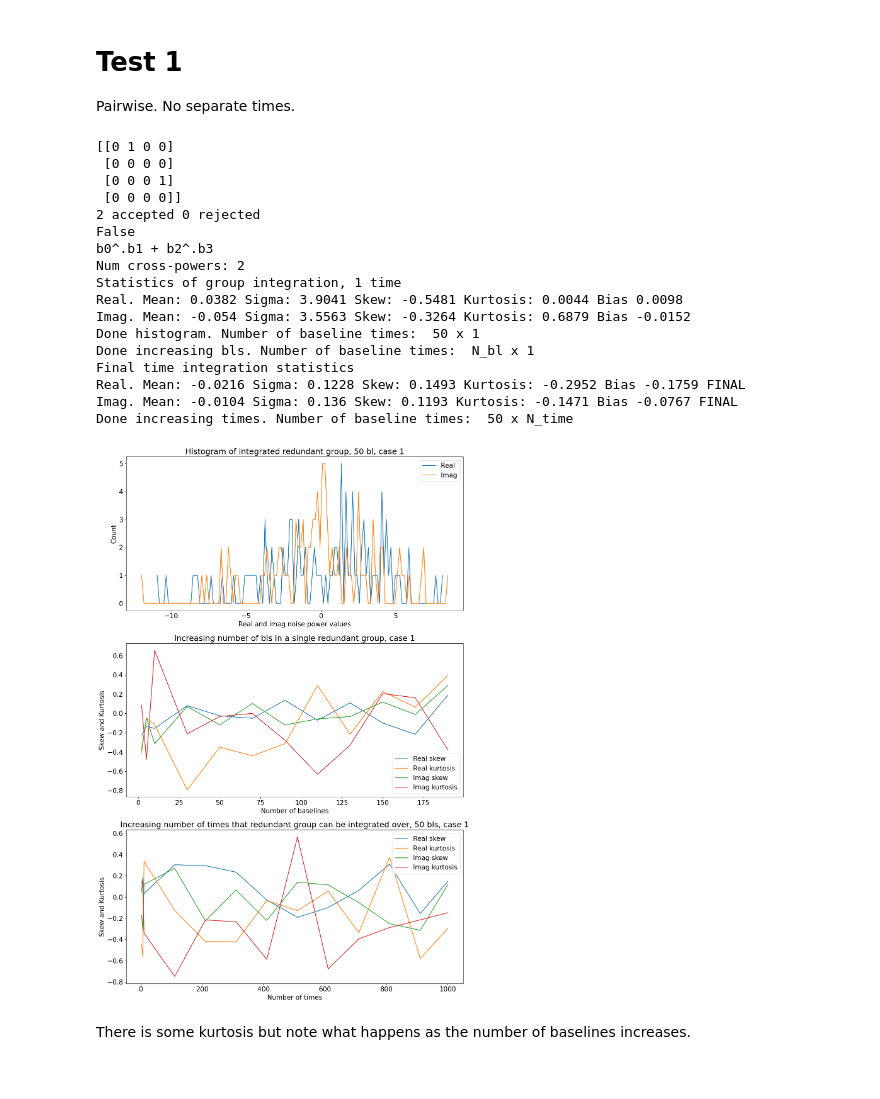
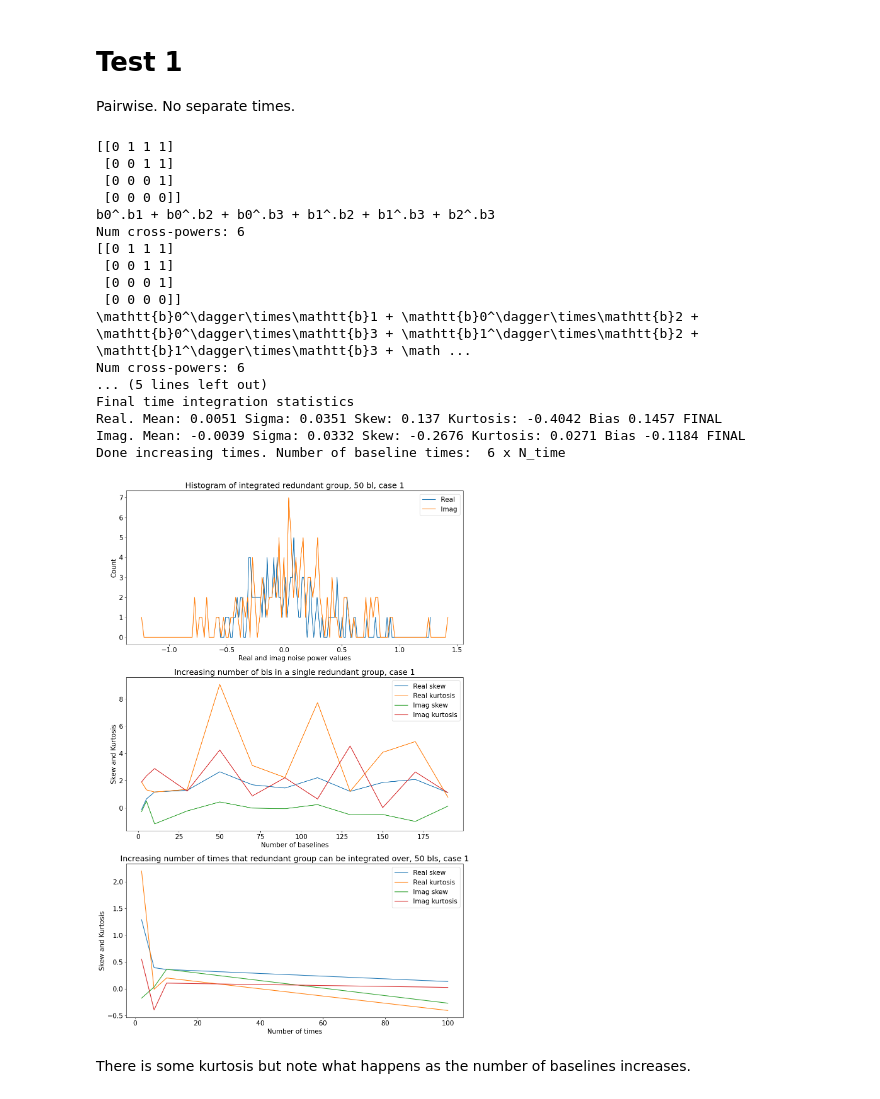
Before and after one commit to hughbg/redundant_integrate, a Jupyter notebook: redundant_integrate.ipynb, the cells around one changed output. Saved outputs shown, nothing was run; the diff lists cells and outputs as text; code cells hidden in the pictures.

Commit message:
Case 7

```diff
--- a/redundant_integrate.ipynb
+++ b/redundant_integrate.ipynb
@@ -12,26 +10,27 @@ Pairwise. No separate times.
 # %%
 case = Case1(signal=0j)
 case.print_equation()
+case.print_equation(latex=True)
 if WHICH_TEST is None or WHICH_TEST == 1: case.test_run_plots(1, save_to="case1.png")
 # %% [output]
-[[0 1 0 0]
- [0 0 0 0]
+[[0 1 1 1]
+ [0 0 1 1]
  [0 0 0 1]
  [0 0 0 0]]
-2 accepted 0 rejected
-False
-b0^.b1 + b2^.b3
-Num cross-powers: 2
-Statistics of group integration, 1 time
-Real. Mean: 0.0382 Sigma: 3.9041 Skew: -0.5481 Kurtosis: 0.0044 Bias 0.0098
-Imag. Mean: -0.054 Sigma: 3.5563 Skew: -0.3264 Kurtosis: 0.6879 Bias -0.0152
-Done histogram. Number of baseline times:  50 x 1
-Done increasing bls. Number of baseline times:  N_bl x 1
+b0^.b1 + b0^.b2 + b0^.b3 + b1^.b2 + b1^.b3 + b2^.b3
+Num cross-powers: 6
+[[0 1 1 1]
+ [0 0 1 1]
+ [0 0 0 1]
+ [0 0 0 0]]
+\mathtt{b}0^\dagger\times\mathtt{b}1 + \mathtt{b}0^\dagger\times\mathtt{b}2 + \mathtt{b}0^\dagger\times\mathtt{b}3 + \mathtt{b}1^\dagger\times\mathtt{b}2 + \mathtt{b}1^\dagger\times\mathtt{b}3 + \math ...
+Num cross-powers: 6
+... (5 lines left out)
 Final time integration statistics
-Real. Mean: -0.0216 Sigma: 0.1228 Skew: 0.1493 Kurtosis: -0.2952 Bias -0.1759 FINAL
-Imag. Mean: -0.0104 Sigma: 0.136 Skew: 0.1193 Kurtosis: -0.1471 Bias -0.0767 FINAL
-Done increasing times. Number of baseline times:  50 x N_time
+Real. Mean: 0.0051 Sigma: 0.0351 Skew: 0.137 Kurtosis: -0.4042 Bias 0.1457 FINAL
+Imag. Mean: -0.0039 Sigma: 0.0332 Skew: -0.2676 Kurtosis: 0.0271 Bias -0.1184 FINAL
+Done increasing times. Number of baseline times:  6 x N_time
-[figure, old version]
+[figure, new version]
 # %% [markdown]
 There is some kurtosis but note what happens as the number of baselines increases.
 # %% [markdown]
```
Also changed, not shown: parts of 42 cells of this notebook.
